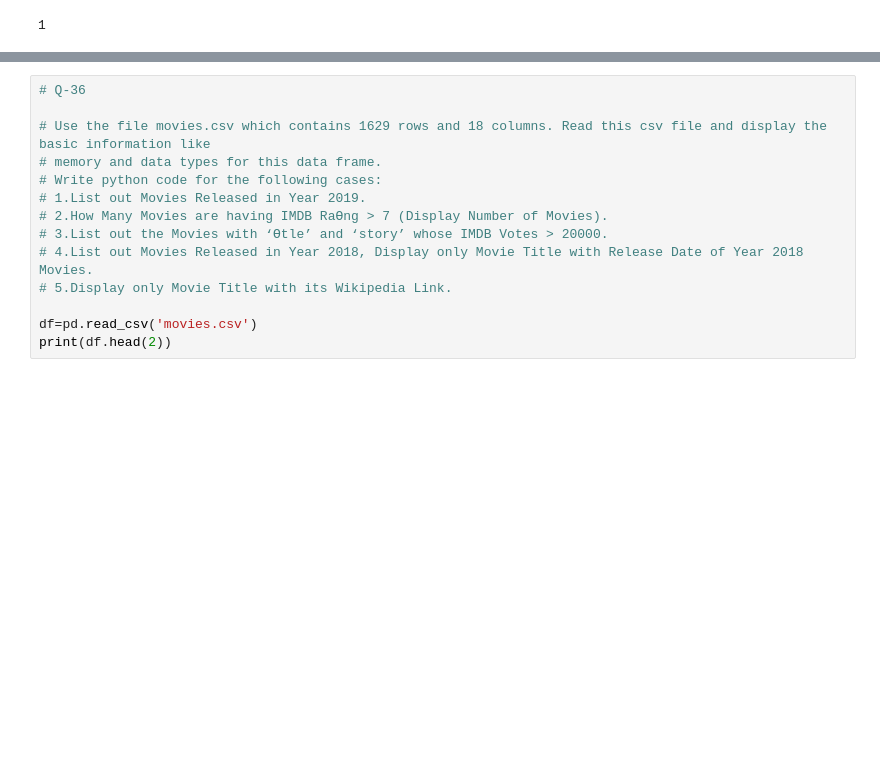
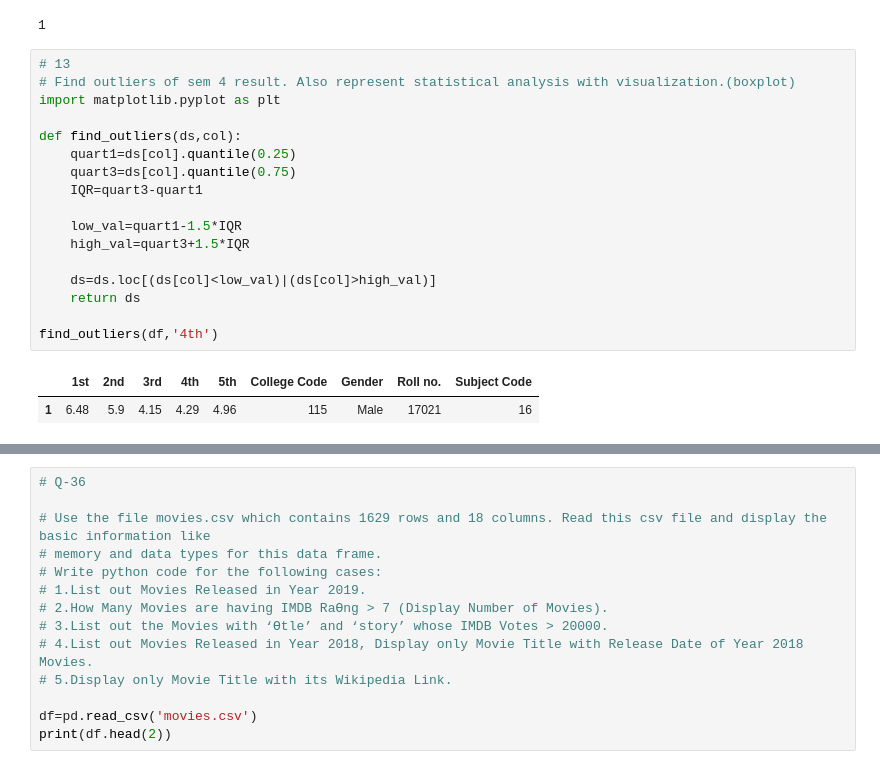
Before and after one commit to ishanshah018/Python_2_Advanced_Concepts, a Jupyter notebook: Ch-1_QB_Solution.ipynb, the cells around one changed output, grey strips where cells are left out. Cells and saved outputs as stored; diff of their text form; blank space fills up the shorter version.

```diff
--- a/Ch-1_QB_Solution.ipynb
+++ b/Ch-1_QB_Solution.ipynb
@@ -560,3 +645,23 @@ y=x.shape[0]
 print(y)
 # %% [output]
 1
+# %%
+# 13
+# Find outliers of sem 4 result. Also represent statistical analysis with visualization.(boxplot)
+import matplotlib.pyplot as plt
+
+def find_outliers(ds,col):
+    quart1=ds[col].quantile(0.25)
+    quart3=ds[col].quantile(0.75)
+    IQR=quart3-quart1
+
+    low_val=quart1-1.5*IQR
+    high_val=quart3+1.5*IQR
+
+    ds=ds.loc[(ds[col]<low_val)|(ds[col]>high_val)]
+    return ds
+
+find_outliers(df,'4th')
+# %% [output]
+|  | 1st | 2nd | 3rd | 4th | 5th | College Code | Gender | Roll no. | Subject Code |
+| 1 | 6.48 | 5.9 | 4.15 | 4.29 | 4.96 | 115 | Male | 17021 | 16 |
```
Also changed, not shown: parts of 4 cells of this notebook.
